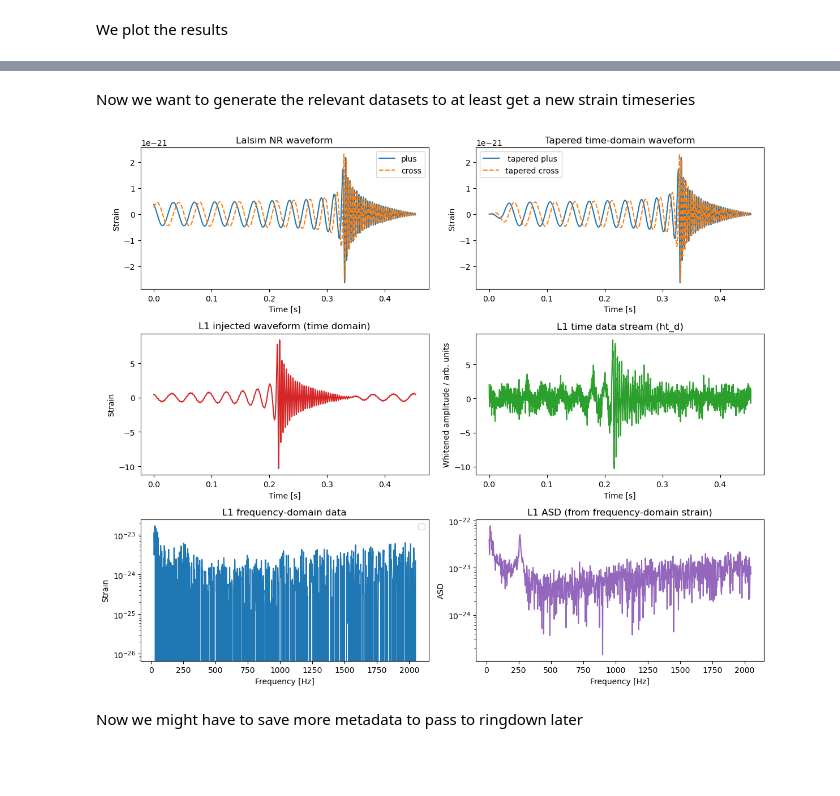
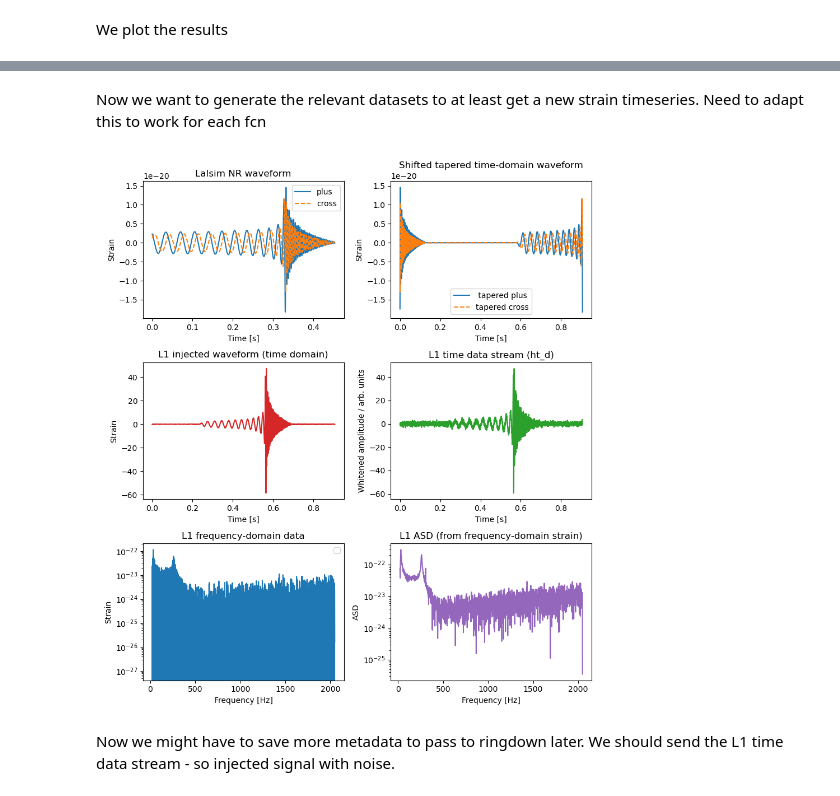
Before and after one commit to selmavangstein/gw_boson_star_testing_gr, a Jupyter notebook: full_working_pipeline.ipynb, the cells around one changed output, grey strips where cells are left out. Cells and saved outputs as stored; diff of their text form; code cells hidden in the pictures; blank space fills up the shorter version.

```diff
--- a/full_working_pipeline.ipynb
+++ b/full_working_pipeline.ipynb
@@ -179 +163,9 @@ t0=0.00e+00, f0=2.66e+01, t1=4.09e-02, f1=2.69e+01
+# %%
+inclination = 1.0471975512 # change to general angle
+
+h_p, h_c = lalsim.SimInspiralChooseTDWaveform(m1SI, m2SI, s1x, s1y, s1z,
+                s2x, s2y, s2z, distance, inclination, phiRef, np.pi/2., 0.0, 0.0,
+                deltaT, fStart, fRef, params, approx)
+
+times = np.arange(len(h_p.data.data))*h_p.deltaT
 # %%
@@ -353,13 +671,0 @@ plt.show()
-# %%
-# inject the signal into three interferometers and add noise
-ifos = bilby.gw.detector.InterferometerList(['H1', 'L1'])
-ifos.set_strain_data_from_power_spectral_densities(
-    sampling_frequency=sampling_frequency, duration=duration,
-    start_time=0.)
-ifos.inject_signal(waveform_generator=waveform,
-                   parameters=injection_parameters, raise_error=False);
-
-ifos.plot_data(label="post_injection")
-from IPython.display import Image, display
-display(Image(filename="H1_post_injection_frequency_domain_data.png"))
-display(Image(filename="L1_post_injection_frequency_domain_data.png"))
@@ -385,0 +672,14 @@ display(Image(filename="L1_post_injection_frequency_domain_data.png"))
+# %%
+# try some plotting of the ifo data
+ifo = ifo_data_dict[window_funcs[0]][0]  # pick one window type to plot
+times_ifo = ifo.time_array
+strain = ifo.time_domain_strain
+
+plt.figure(figsize=(10, 4))
+plt.plot(times_ifo, 1.0e21*strain, label=f'Strain in {ifo.name}')
+plt.xlabel('Time [s]')
+plt.ylabel('Strain [$\\times 10^{21}$]')
+plt.title(f'Injected Strain Data in {ifo.name} with {wf} window')
+plt.legend()
+plt.grid()
+plt.show()
@@ -386,5 +688,5 @@ display(Image(filename="L1_post_injection_frequency_domain_data.png"))
 # %% [markdown]
-Now we want to generate the relevant datasets to at least get a new strain timeseries
+Now we want to generate the relevant datasets to at least get a new strain timeseries. Need to adapt this to work for each fcn
 # %%
 # Generate some intermmediate plot files
 # these are different versions of datafiles, prob wont need most of them
@@ -436,6 +743,7 @@ for ifo in ifos:
 # %%
-fig, axes = plt.subplots(3, 2, figsize=(12, 10))
+fig, axes = plt.subplots(3, 2, figsize=(9, 10))
 ax = axes.flatten()
+ifo = ifos[1]  # Just plot for the first interferometer
 
 # 2) Lalsim NR waveform (plus & cross)
 ax[0].plot(times, original_hp, label="plus")
@@ -445,44 +753,47 @@ ax[0].set_xlabel("Time [s]")
 ax[0].set_ylabel("Strain")
 ax[0].legend()
 
-# 2) Tapered time-domain waveform (plus & cross)
+# 2) Tapered time-domain waveform (plus & cross). Output from Bilby waveform generator
 ax[1].plot(time_array, time_domain["plus"], label=" tapered plus")
 ax[1].plot(time_array, time_domain["cross"], ls="--", label="tapered cross")
-ax[1].set_title("Tapered time-domain waveform")
+ax[1].set_title("Shifted tapered time-domain waveform")
 ax[1].set_xlabel("Time [s]")
 ax[1].set_ylabel("Strain")
 ax[1].legend()
 
 # 3) Detector injected time-series (ht_inj_det)
+# what am I actually plotting here? Is it what I get before or after injection?
+# it is after a fourier transform at least
+# think it is what is actually sent into the detector at least, right before we add noise. So there is an issue with this shape.
 ax[2].plot(plot_times, ht_inj_det, color="C3")
 ax[2].set_title(f"{ifo.name} injected waveform (time domain)")
 ax[2].set_xlabel("Time [s]")
 ax[2].set_ylabel("Strain")
 
 # 4) Detector time-series (ht_d)
 ax[3].plot(plot_times, ht_d, color="C2")
 ax[3].set_title(f"{ifo.name} time data stream (ht_d)")
 ax[3].set_xlabel("Time [s]")
 ax[3].set_ylabel("Whitened amplitude / arb. units")
 
 # 5) Detector frequency-domain data
 ax[4].plot(plot_frequencies, ifo.frequency_domain_strain[frequency_idxs])
 ax[4].set_yscale("log")
 ax[4].set_title(f"{ifo.name} frequency-domain data")
 ax[4].set_xlabel("Frequency [Hz]")
 ax[4].set_ylabel("Strain")
 ax[4].legend()
 
 # 6) ASD from interferometer frequency-domain strain (subset used for plotting)
 ax[5].plot(plot_frequencies, hf_d, color="C4")
 ax[5].set_yscale("log")
 ax[5].set_title(f"{ifo.name} ASD (from frequency-domain strain)")
 ax[5].set_xlabel("Frequency [Hz]")
 ax[5].set_ylabel("ASD")
 
 plt.tight_layout()
 plt.show()
 # %% [output]
-[figure, old version]
+[figure, new version]
 # %% [markdown]
-Now we might have to save more metadata to pass to ringdown later
+Now we might have to save more metadata to pass to ringdown later. We should send the L1 time data stream - so injected signal with noise.
```
Also changed, not shown: parts of 35 cells of this notebook, 5 other files.
